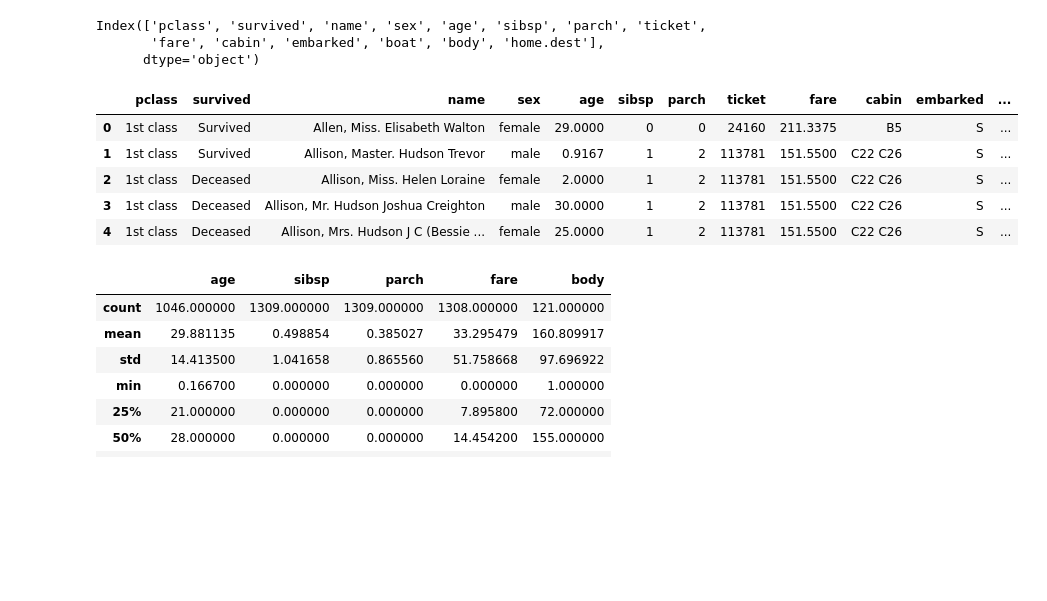
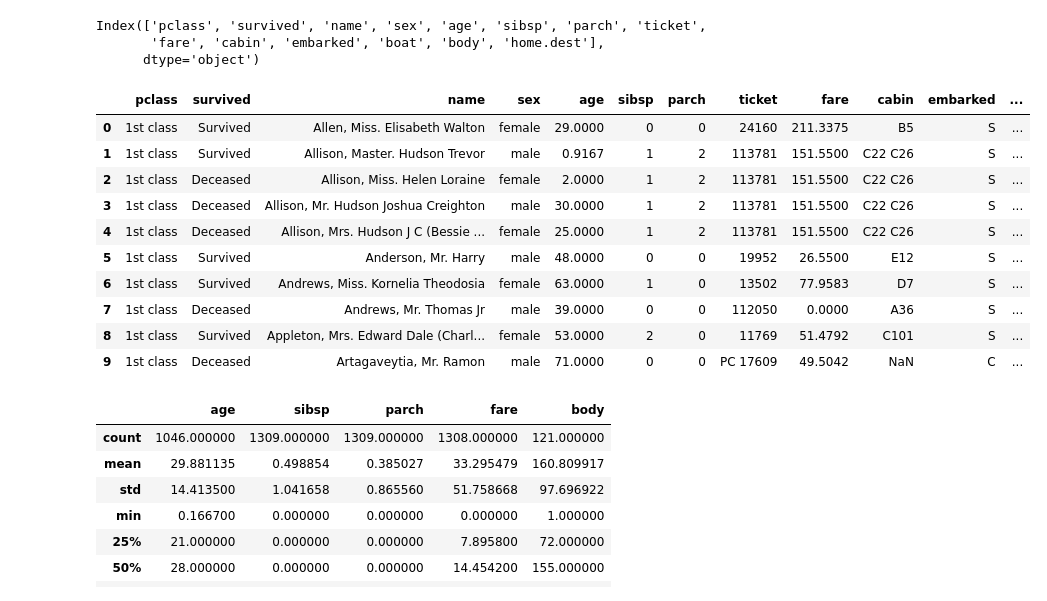
Before and after one commit to LivingDeadCloud/Titanic_challenge, a Jupyter notebook: Scripts/EDA.ipynb, the cells around one changed output. Saved outputs shown, nothing was run; the diff lists cells and outputs as text; code cells hidden in the pictures; blank space fills up the shorter version.

```diff
--- a/Scripts/EDA.ipynb
+++ b/Scripts/EDA.ipynb
@@ -126,14 +127,19 @@ Index(['pclass', 'survived', 'name', 'sex', 'age', 'sibsp', 'parch', 'ticket',
        'fare', 'cabin', 'embarked', 'boat', 'body', 'home.dest'],
       dtype='object')
 # %%
-total_raw_df.head()
+total_raw_df.head(10)
 # %% [output]
 |  | pclass | survived | name | sex | age | sibsp | parch | ticket | fare | cabin | embarked | ... |
 | 0 | 1st class | Survived | Allen, Miss. Elisabeth Walton | female | 29.0000 | 0 | 0 | 24160 | 211.3375 | B5 | S | ... |
 | 1 | 1st class | Survived | Allison, Master. Hudson Trevor | male | 0.9167 | 1 | 2 | 113781 | 151.5500 | C22 C26 | S | ... |
 | 2 | 1st class | Deceased | Allison, Miss. Helen Loraine | female | 2.0000 | 1 | 2 | 113781 | 151.5500 | C22 C26 | S | ... |
 | 3 | 1st class | Deceased | Allison, Mr. Hudson Joshua Creighton | male | 30.0000 | 1 | 2 | 113781 | 151.5500 | C22 C26 | S | ... |
 | 4 | 1st class | Deceased | Allison, Mrs. Hudson J C (Bessie ... | female | 25.0000 | 1 | 2 | 113781 | 151.5500 | C22 C26 | S | ... |
+| 5 | 1st class | Survived | Anderson, Mr. Harry | male | 48.0000 | 0 | 0 | 19952 | 26.5500 | E12 | S | ... |
+| 6 | 1st class | Survived | Andrews, Miss. Kornelia Theodosia | female | 63.0000 | 1 | 0 | 13502 | 77.9583 | D7 | S | ... |
+| 7 | 1st class | Deceased | Andrews, Mr. Thomas Jr | male | 39.0000 | 0 | 0 | 112050 | 0.0000 | A36 | S | ... |
+| 8 | 1st class | Survived | Appleton, Mrs. Edward Dale (Charl... | female | 53.0000 | 2 | 0 | 11769 | 51.4792 | C101 | S | ... |
+| 9 | 1st class | Deceased | Artagaveytia, Mr. Ramon | male | 71.0000 | 0 | 0 | PC 17609 | 49.5042 | NaN | C | ... |
 # %%
 # Have a global look to dataset
 total_raw_df.describe()
```
Also changed, not shown: parts of 11 cells of this notebook, 11 other files.
